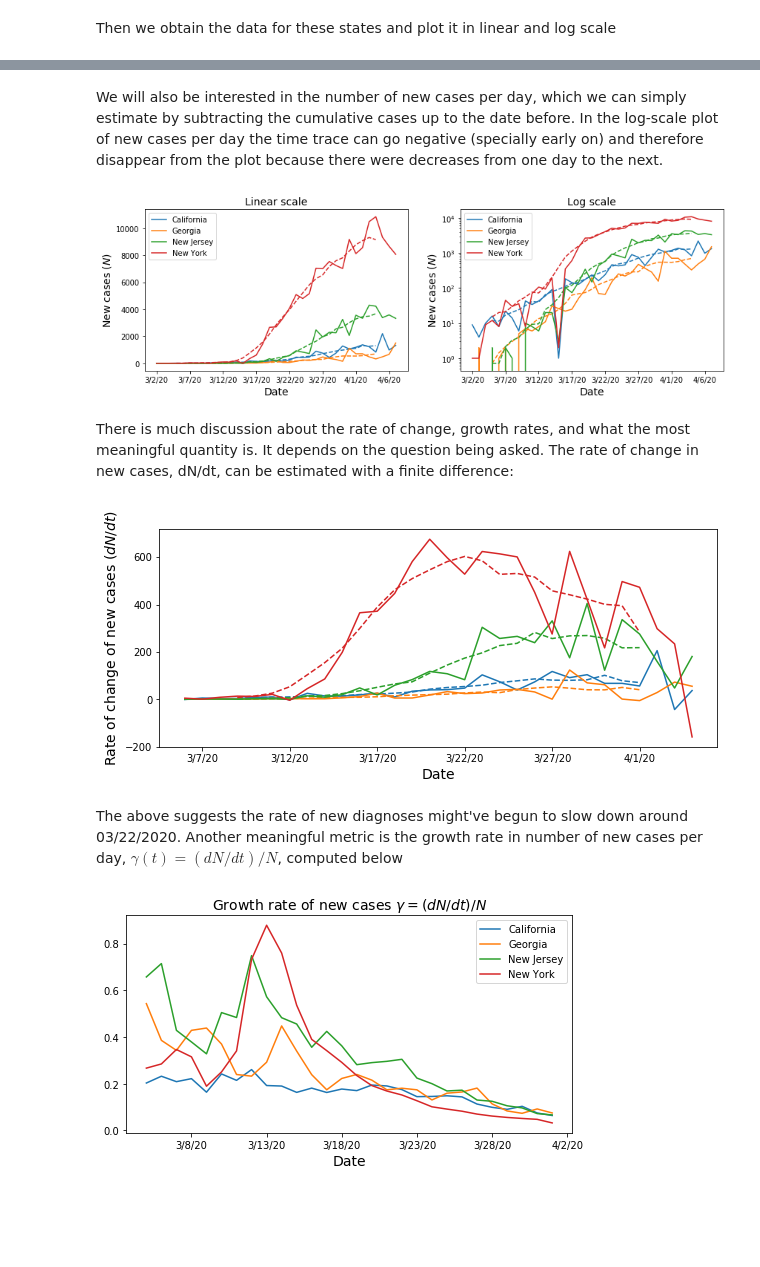
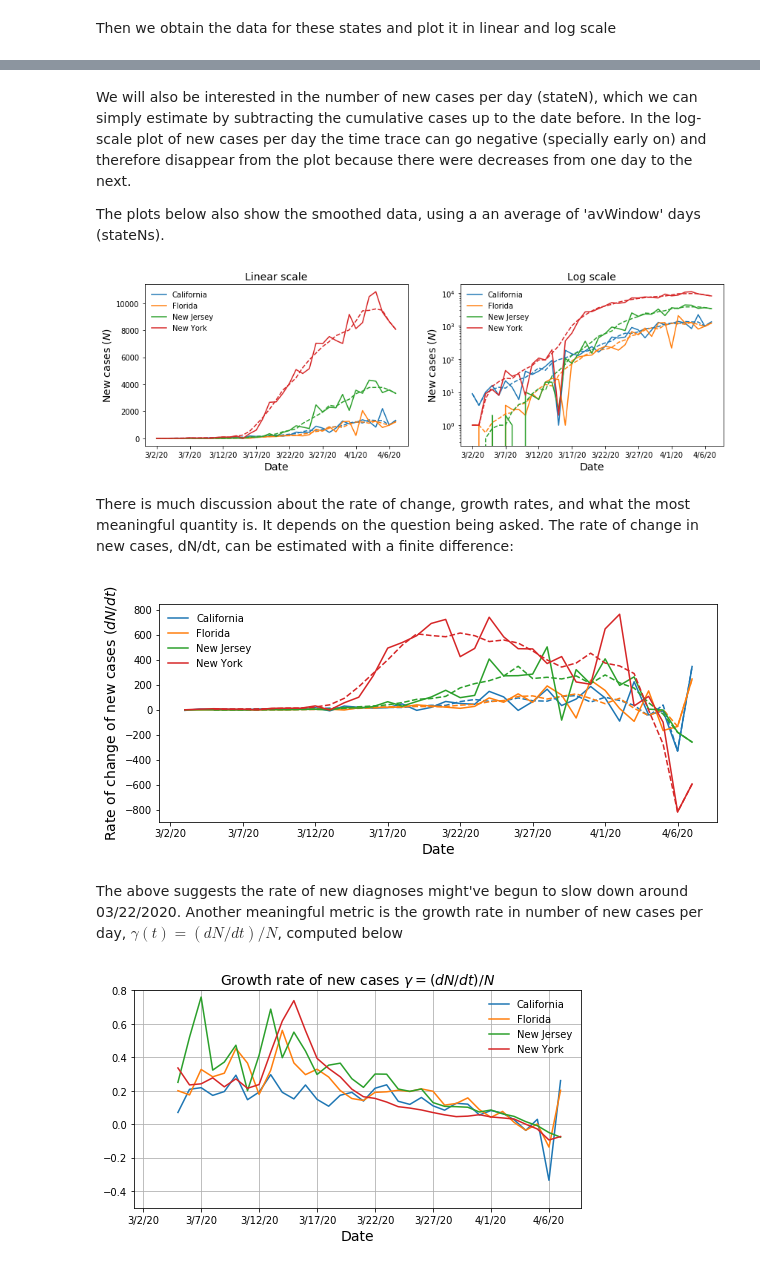
Before and after one commit to manauref/pyCOVID19, a Jupyter notebook: jupyter/publicData.ipynb, the cells around one changed output, grey strips where cells are left out. Cells and saved outputs as stored; diff of their text form; code cells hidden in the pictures; blank space fills up the shorter version.

Commit message:
Clean up notebook. Stick to Pandas DataFrame operations, and compute certain quantities only once to avoid potential error.

```diff
--- a/jupyter/publicData.ipynb
+++ b/jupyter/publicData.ipynb
@@ -32,4 +32,4 @@ dataNYTc = pd.read_csv(dataURL[2])
 # %% [markdown]
 We first examine the time traces of the cases per day for some US states. Select which states below:
 # %%
-usStates = ['California', 'Georgia', 'New Jersey', 'New York']
+usStates = sorted(['California', 'New Jersey', 'New York','Florida'])
@@ -68,74 +73,82 @@ for p in range(2):
 # %% [markdown]
-We will also be interested in the number of new cases per day, which we can simply estimate by subtracting the cumulative cases up to the date before. In the log-scale plot of new cases per day the time trace can go negative (specially early on) and therefore disappear from the plot because there were decreases from one day to the next.
+We will also be interested in the number of new cases per day (stateN), which we can simply estimate by subtracting the cumulative cases up to the date before. In the log-scale plot of new cases per day the time trace can go negative (specially early on) and therefore disappear from the plot because there were decreases from one day to the next.
+
+The plots below also show the smoothed data, using a an average of 'avWindow' days (stateNs).
 # %%
 #.Get the total new cases per day for each state and plot it.
-avWindow = 7  #.Period (in days) over which to average N(t).
+avWindow = 5  #.Period (in days) over which to average N(t).
+
+stateN  = (stateData.transpose().drop(firstDate)-stateData.transpose().shift(1).drop(firstDate)).transpose()
+#.Smoothed stateN. The ends, were smoothing doesn't work, is replaced with the actual data.
+stateNs = stateN.transpose().rolling(avWindow,center=True).mean()
+stateNs.iloc[0:int(np.ceil((avWindow-1)/2))] = stateN.transpose().iloc[0:int(np.ceil((avWindow-1)/2))]
+stateNs.iloc[-int(np.ceil((avWindow-1)/2)):] = stateN.transpose().iloc[-int(np.ceil((avWindow-1)/2)):]
+stateNs = stateNs.transpose()
+
 for p in range(2):
     plt.subplot(1,2,p+1)
     hax = list()
-    hpl = list()
     for s in range(nStates):
-        stateData = dataJHU[dataJHU['Province_State']==usStates[s]]
-        stateNC   = stateData.loc[:,firstDate:lastDate].sum()
-        stateN    = stateNC.drop(firstDate)-stateNC.shift(1).drop(firstDate)
-        hax.append(stateN.plot(figsize=[14,4], label=usStates[s]))
-        #.Also plot a smoothed version.
-        stateN.rolling(avWindow,center=True).mean().plot(linestyle='--',color=plt.gca().lines[-1].get_color(),label='')
+        cStateN  = stateN.loc[usStates[s],:]
+        cStateNs = stateNs.loc[usStates[s],:]
+        hax.append(cStateN.plot(figsize=[14,4], label=usStates[s]))
+        cStateNs.plot(linestyle='--',color=plt.gca().lines[-1].get_color(),label='')
     if p==1:
         plt.yscale('log')
         plt.title(r'Log scale',fontsize=14)
     else:
         plt.title(r'Linear scale',fontsize=14)
-    hax[0].legend()
+    hax[0].legend(frameon=False)
     plt.ylabel(r'New cases ($N$)',fontsize=14)
     plt.xlabel(r'Date',fontsize=14)
 # %% [output]
-[figure, old version]
+[figure, new version]
 # %% [markdown]
 There is much discussion about the rate of change, growth rates, and what the most meaningful quantity is. It depends on the question being asked. The rate of change in new cases, dN/dt, can be estimated with a finite difference:
 # %%
 #.Time derivative of new cases per day.
-#.First we perform a moving average of N(t), then calculate dN/dt with a finite difference.
-startDate = '3/1/20'  #.First date for which to compute dN/dt.
-avWindow = 7  #.Period (in days) over which to average N(t).
+#.Calculate d<N>_t/dt with a finite difference using the smoothed new cases per day, <N>_t.
+stateNp = stateNs.transpose().diff().transpose()
+#.Smoothed stateN. The ends, were smoothing doesn't work, is replaced with the actual data.
+stateNps = stateNp.transpose().rolling(avWindow,center=True).mean()
+stateNps.iloc[0:int(np.ceil((avWindow-1)/2))] = stateNp.transpose().iloc[0:int(np.ceil((avWindow-1)/2))]
+stateNps.iloc[-int(np.ceil((avWindow-1)/2)):] = stateNp.transpose().iloc[-int(np.ceil((avWindow-1)/2)):]
+stateNps = stateNps.transpose()
+
 for p in range(1):
     plt.subplot(1,1,p+1)
+    hax = list()
     for s in range(nStates):
-        stateData = dataJHU[dataJHU['Province_State']==usStates[s]]
-        stateNC   = stateData.loc[:,startDate:lastDate].sum()
-        stateN    = stateNC.drop(startDate)-stateNC.shift(1).drop(startDate)
-        stateNp   = stateN.rolling(avWindow,center=True).mean().diff()
-        hax = stateNp.plot(figsize=[10,4])
-        #.Also plot a smoothed version.
-        stateNp.rolling(avWindow,center=True).mean().plot(linestyle='--',color=plt.gca().lines[-1].get_color(),label='')
+        cStateNp  = stateNp.loc[usStates[s],:]
+        cStateNps = stateNps.loc[usStates[s],:]
+        hax.append(cStateNp.plot(figsize=[10,4], label=usStates[s]))
+        cStateNps.plot(linestyle='--',color=plt.gca().lines[-1].get_color(),label='')
     if p==1:
         plt.yscale('log')
-#    plt.legend(usStates)
+    plt.legend(frameon=False)
     plt.ylabel(r'Rate of change of new cases ($dN/dt$)',fontsize=14)
     plt.xlabel('Date',fontsize=14)
 # %% [output]
-[figure, old version]
+[figure, new version]
 # %% [markdown]
 The above suggests the rate of new diagnoses might've begun to slow down around 03/22/2020. Another meaningful metric is the growth rate in number of new cases per day, $\gamma(t)=(dN/dt)/N$, computed below
 # %%
 #.Growth rate of new cases per day.
 #.First we perform a moving average of N(t), then calculate dN/dt with a finite difference.
-startDate = '2/26/20'  #.First date for which to compute dN/dt.
-avWindow  = 7  #.Period (in days) over which to average N(t).
+
+stateGamma = stateNps.divide(stateNs)
+
 for p in range(1):
     plt.subplot(1,1,p+1)
     for s in range(nStates):
-        stateData = dataJHU[dataJHU['Province_State']==usStates[s]]
-        stateNC   = stateData.loc[:,startDate:lastDate].sum()
-        stateN    = stateNC.drop(startDate)-stateNC.shift(1).drop(startDate)
-        stateNs   = stateN.rolling(avWindow,center=True).mean()
-        stateNp   = stateNs.diff()
-        stateNps  = stateNp.rolling(avWindow,center=True).mean()
-        hax       = stateNps.divide(stateNs).plot(figsize=[8,4])
+        cStateGamma = stateGamma.loc[usStates[s],:]
+        hax         = cStateGamma.plot(figsize=[8,4])
     if p==1:
         plt.yscale('log')
-    plt.legend(usStates)
+    plt.legend(usStates, frameon=False)
     plt.title(r'Growth rate of new cases $\gamma=(dN/dt)/N$',fontsize=14)
     plt.xlabel('Date',fontsize=14)
+    plt.ylim((-0.5,0.8))
+    plt.grid()
 # %% [output]
-[figure, old version]
+[figure, new version]
```
Also changed, not shown: parts of 3 cells of this notebook.
